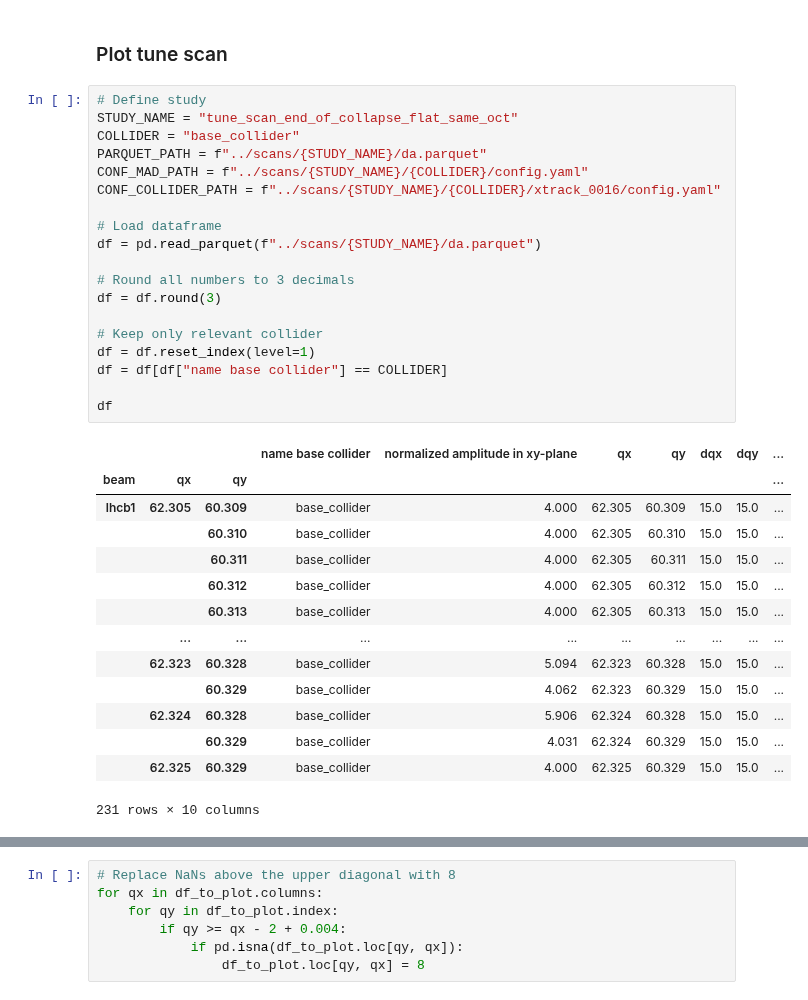
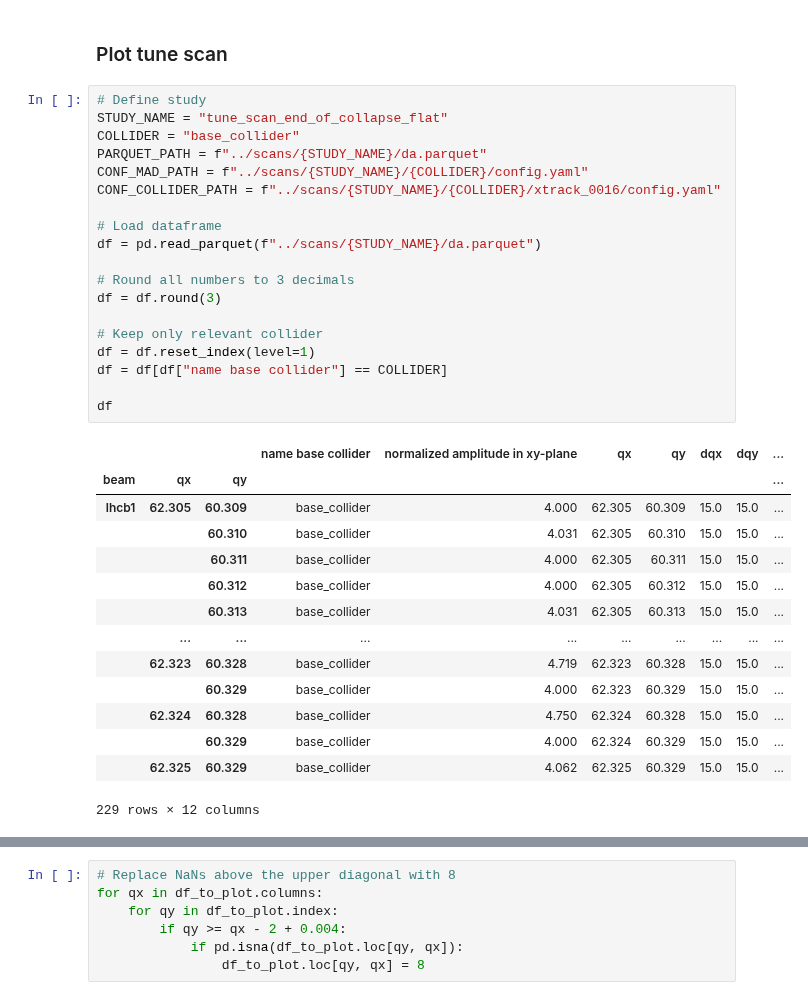
Before and after one commit to ColasDroin/DA_IPAC_2024, a Jupyter notebook: studies/analysis/analysis_tune_scan_end_of_collapse_flat.ipynb, the cells around one changed output, grey strips where cells are left out. Saved outputs shown, nothing was run; the diff lists cells and outputs as text.

```diff
--- a/studies/analysis/analysis_tune_scan_end_of_collapse_flat.ipynb
+++ b/studies/analysis/analysis_tune_scan_end_of_collapse_flat.ipynb
@@ -18,38 +18,38 @@ analysis_functions.apply_heatmap_style()
 ### Plot tune scan
 # %%
 # Define study
-STUDY_NAME = "tune_scan_end_of_collapse_flat_same_oct"
+STUDY_NAME = "tune_scan_end_of_collapse_flat"
 COLLIDER = "base_collider"
 PARQUET_PATH = f"../scans/{STUDY_NAME}/da.parquet"
 CONF_MAD_PATH = f"../scans/{STUDY_NAME}/{COLLIDER}/config.yaml"
 CONF_COLLIDER_PATH = f"../scans/{STUDY_NAME}/{COLLIDER}/xtrack_0016/config.yaml"
 
 # Load dataframe
 df = pd.read_parquet(f"../scans/{STUDY_NAME}/da.parquet")
 
 # Round all numbers to 3 decimals
 df = df.round(3)
 
 # Keep only relevant collider
 df = df.reset_index(level=1)
 df = df[df["name base collider"] == COLLIDER]
 
 df
 # %% [output]
 |  |  |  | name base collider | normalized amplitude in xy-plane | qx | qy | dqx | dqy | ... |
 | beam | qx | qy |  |  |  |  |  |  | ... |
 | lhcb1 | 62.305 | 60.309 | base_collider | 4.000 | 62.305 | 60.309 | 15.0 | 15.0 | ... |
-|  |  | 60.310 | base_collider | 4.000 | 62.305 | 60.310 | 15.0 | 15.0 | ... |
+|  |  | 60.310 | base_collider | 4.031 | 62.305 | 60.310 | 15.0 | 15.0 | ... |
 |  |  | 60.311 | base_collider | 4.000 | 62.305 | 60.311 | 15.0 | 15.0 | ... |
 |  |  | 60.312 | base_collider | 4.000 | 62.305 | 60.312 | 15.0 | 15.0 | ... |
-|  |  | 60.313 | base_collider | 4.000 | 62.305 | 60.313 | 15.0 | 15.0 | ... |
+|  |  | 60.313 | base_collider | 4.031 | 62.305 | 60.313 | 15.0 | 15.0 | ... |
 |  | ... | ... | ... | ... | ... | ... | ... | ... | ... |
-|  | 62.323 | 60.328 | base_collider | 5.094 | 62.323 | 60.328 | 15.0 | 15.0 | ... |
-|  |  | 60.329 | base_collider | 4.062 | 62.323 | 60.329 | 15.0 | 15.0 | ... |
-|  | 62.324 | 60.328 | base_collider | 5.906 | 62.324 | 60.328 | 15.0 | 15.0 | ... |
-|  |  | 60.329 | base_collider | 4.031 | 62.324 | 60.329 | 15.0 | 15.0 | ... |
-|  | 62.325 | 60.329 | base_collider | 4.000 | 62.325 | 60.329 | 15.0 | 15.0 | ... |
+|  | 62.323 | 60.328 | base_collider | 4.719 | 62.323 | 60.328 | 15.0 | 15.0 | ... |
+|  |  | 60.329 | base_collider | 4.000 | 62.323 | 60.329 | 15.0 | 15.0 | ... |
+|  | 62.324 | 60.328 | base_collider | 4.750 | 62.324 | 60.328 | 15.0 | 15.0 | ... |
+|  |  | 60.329 | base_collider | 4.000 | 62.324 | 60.329 | 15.0 | 15.0 | ... |
+|  | 62.325 | 60.329 | base_collider | 4.062 | 62.325 | 60.329 | 15.0 | 15.0 | ... |
-231 rows × 10 columns
+229 rows × 12 columns
 # %%
 # Reshape for plotting
 df_to_plot = df.pivot(index="qy", columns="qx", values="normalized amplitude in xy-plane")
```
Also changed, not shown: parts of 2 cells of this notebook, 41 other files.
